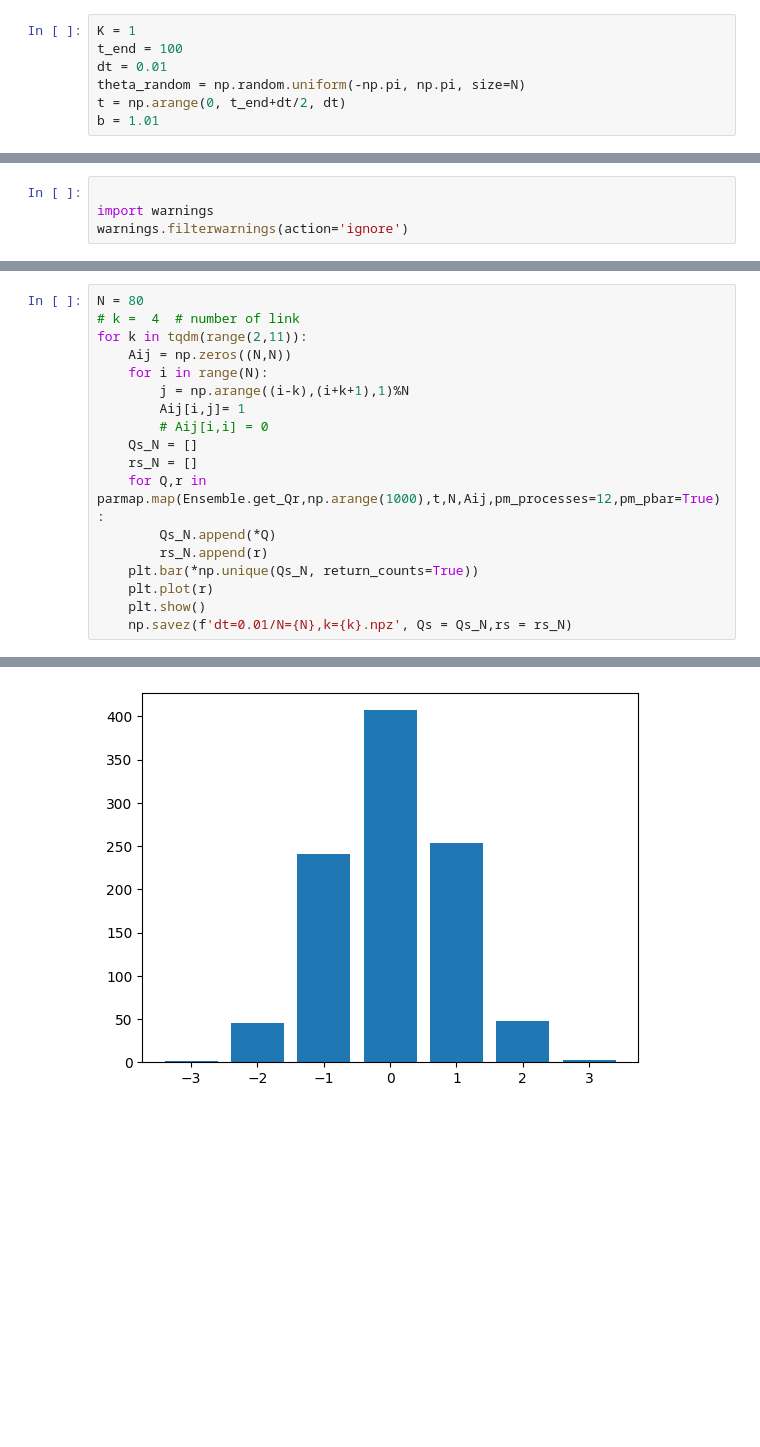
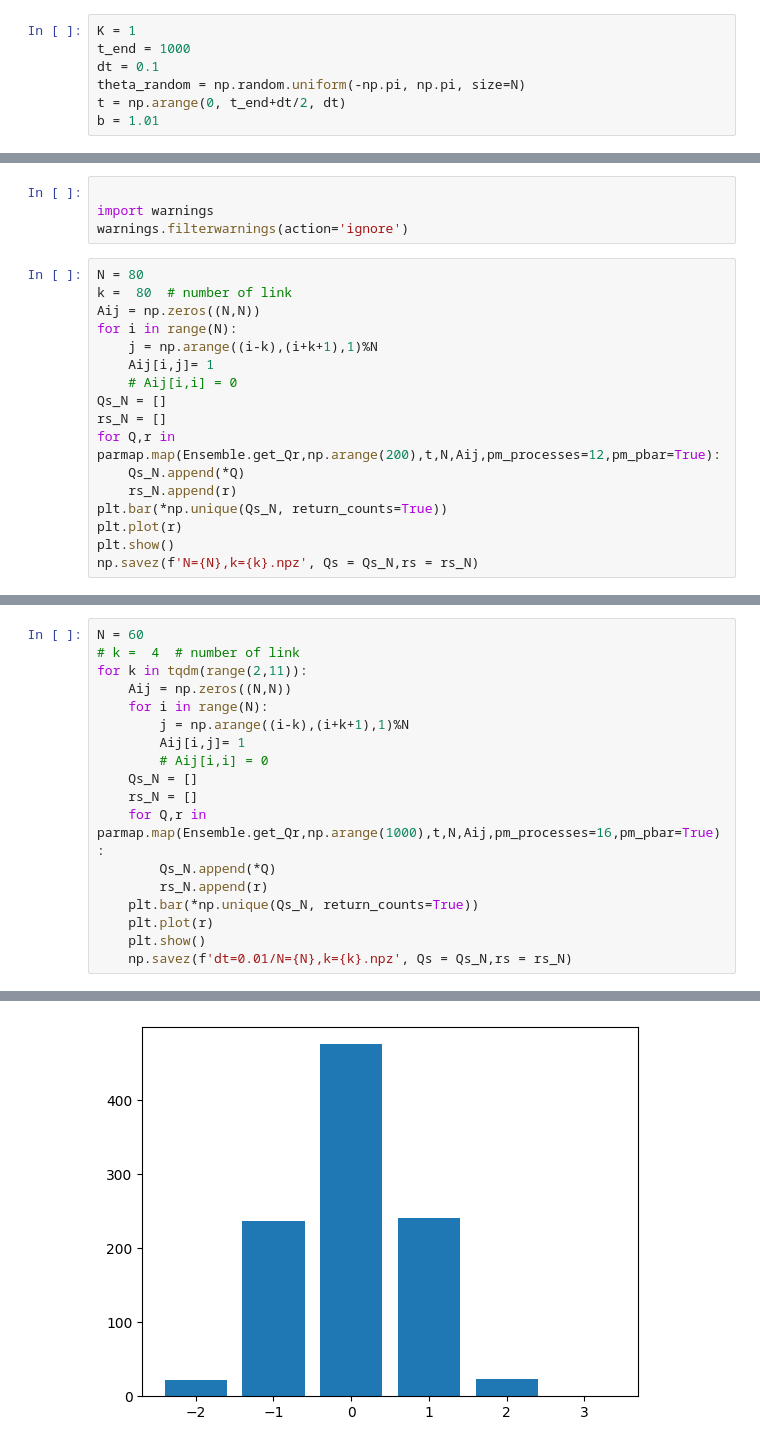
Before and after one commit to Gug-Young/Active_Rotator, a Jupyter notebook: Q-state/20240109 Qstate.ipynb, the cells around one changed output, grey strips where cells are left out. Cells and saved outputs as stored; diff of their text form; blank space fills up the shorter version.

```diff
--- a/Q-state/20240109 Qstate.ipynb
+++ b/Q-state/20240109 Qstate.ipynb
@@ -68,8 +68,8 @@ for i in range(N):
     # Aij[i,i] = 0
 # %%
 K = 1
-t_end = 100
-dt = 0.01
+t_end = 1000
+dt = 0.1
 theta_random = np.random.uniform(-np.pi, np.pi, size=N)
 t = np.arange(0, t_end+dt/2, dt)
 b = 1.01
@@ -310,3 +301,20 @@ t = np.arange(0, t_end+dt/2, dt)
 
 import warnings
 warnings.filterwarnings(action='ignore')
+# %%
+N = 80
+k =  80  # number of link
+Aij = np.zeros((N,N))
+for i in range(N):
+    j = np.arange((i-k),(i+k+1),1)%N
+    Aij[i,j]= 1
+    # Aij[i,i] = 0
+Qs_N = []
+rs_N = []
+for Q,r in parmap.map(Ensemble.get_Qr,np.arange(200),t,N,Aij,pm_processes=12,pm_pbar=True):
+    Qs_N.append(*Q)
+    rs_N.append(r)
+plt.bar(*np.unique(Qs_N, return_counts=True))
+plt.plot(r)
+plt.show()
+np.savez(f'N={N},k={k}.npz', Qs = Qs_N,rs = rs_N)
@@ -332,5 +342,5 @@ np.savez(f'dt=0.01/N={N},k={k}.npz', Qs = Qs_N,rs = rs_N)
 # %%
-N = 80
+N = 60
 # k =  4  # number of link
 for k in tqdm(range(2,11)):
     Aij = np.zeros((N,N))
@@ -340,7 +350,7 @@ for k in tqdm(range(2,11)):
         # Aij[i,i] = 0
     Qs_N = []
     rs_N = []
-    for Q,r in parmap.map(Ensemble.get_Qr,np.arange(1000),t,N,Aij,pm_processes=12,pm_pbar=True):
+    for Q,r in parmap.map(Ensemble.get_Qr,np.arange(1000),t,N,Aij,pm_processes=16,pm_pbar=True):
         Qs_N.append(*Q)
         rs_N.append(r)
     plt.bar(*np.unique(Qs_N, return_counts=True))
@@ -352 +362 @@ for k in tqdm(range(2,11)):
-[figure, old version]
+[figure, new version]
```
Also changed, not shown: parts of 16 cells of this notebook, 6 other files.
